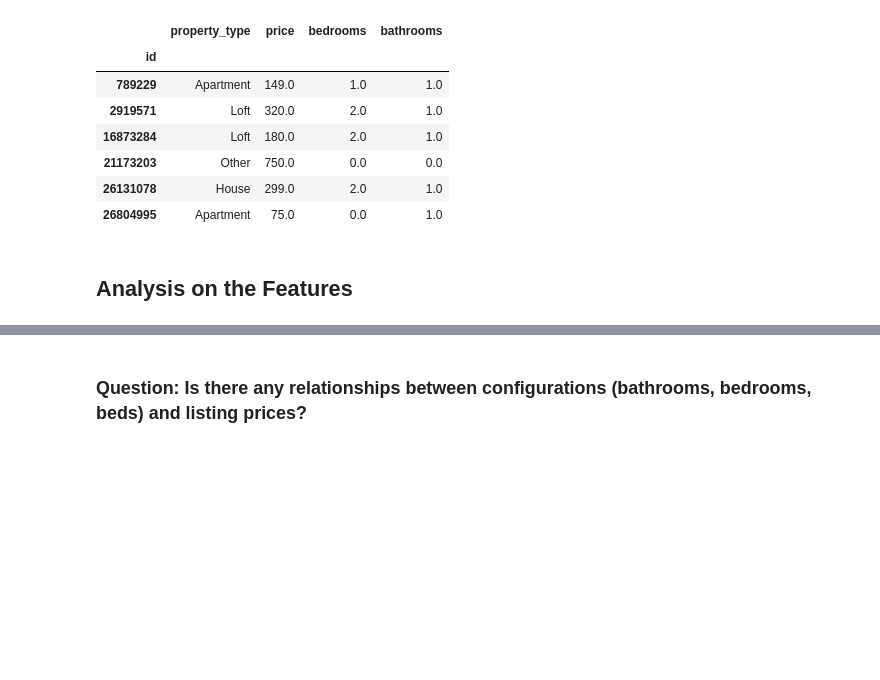
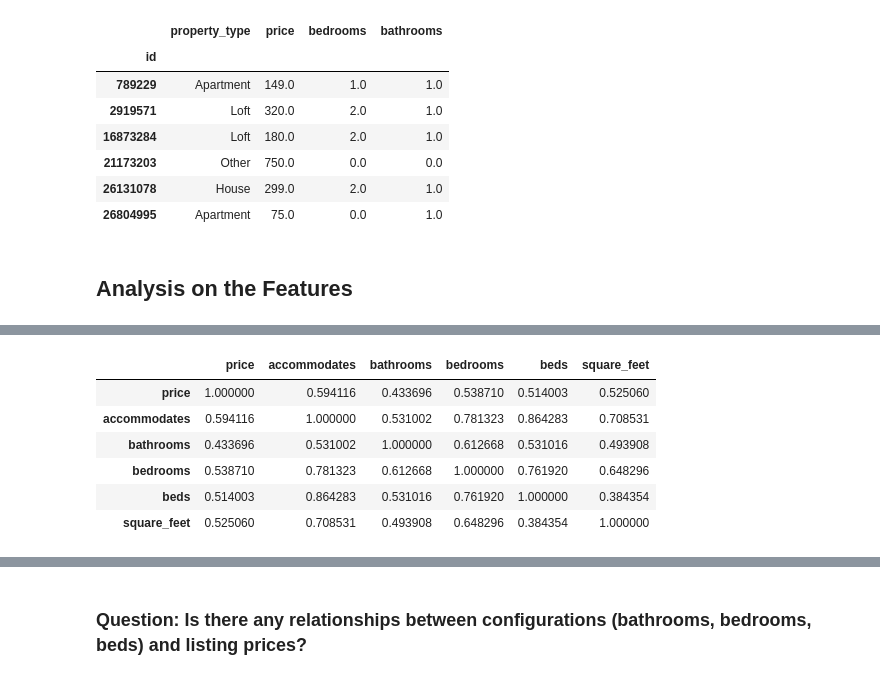
Before and after one commit to mikeli888/Springboard, a Jupyter notebook: sb2018_capstone1/Airbnb_pricing_analysis1.ipynb, the cells around one changed output, grey strips where cells are left out. Saved outputs shown, nothing was run; the diff lists cells and outputs as text; code cells hidden in the pictures; blank space fills up the shorter version.

```diff
--- a/sb2018_capstone1/Airbnb_pricing_analysis1.ipynb
+++ b/sb2018_capstone1/Airbnb_pricing_analysis1.ipynb
@@ -582,3 +559,14 @@ r_cleaned.corr()
+# %%
+features_df = r_cleaned[:][features_data]
+features_df.corr()
+# %% [output]
+|  | price | accommodates | bathrooms | bedrooms | beds | square_feet |
+| price | 1.000000 | 0.594116 | 0.433696 | 0.538710 | 0.514003 | 0.525060 |
+| accommodates | 0.594116 | 1.000000 | 0.531002 | 0.781323 | 0.864283 | 0.708531 |
+| bathrooms | 0.433696 | 0.531002 | 1.000000 | 0.612668 | 0.531016 | 0.493908 |
+| bedrooms | 0.538710 | 0.781323 | 0.612668 | 1.000000 | 0.761920 | 0.648296 |
+| beds | 0.514003 | 0.864283 | 0.531016 | 0.761920 | 1.000000 | 0.384354 |
+| square_feet | 0.525060 | 0.708531 | 0.493908 | 0.648296 | 0.384354 | 1.000000 |
 # %%
 # Build Features Correlation
 # Ref: http://www.neural.cz/dataset-exploration-boston-house-pricing.html
```
Also changed, not shown: parts of 18 cells of this notebook.
